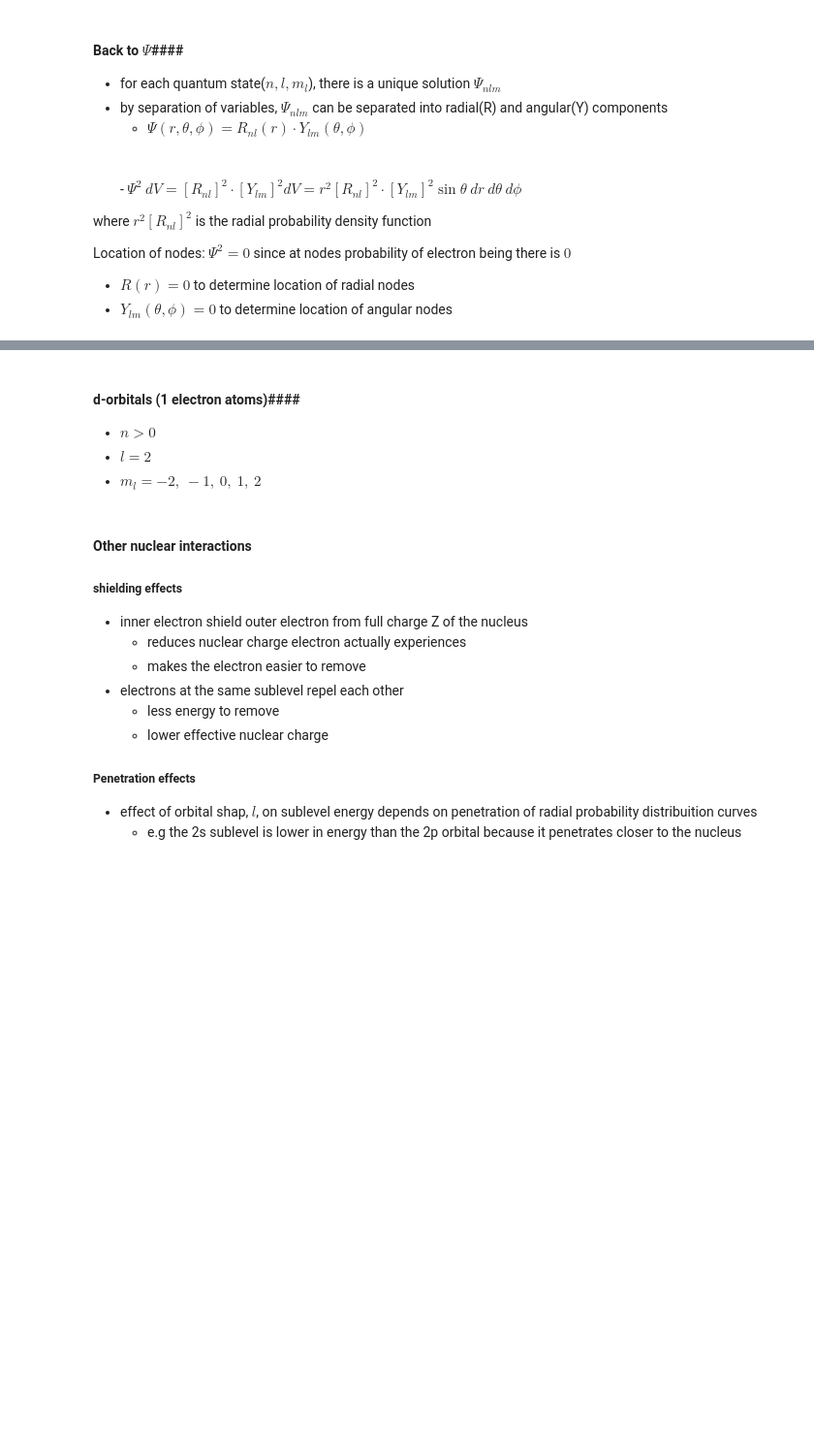
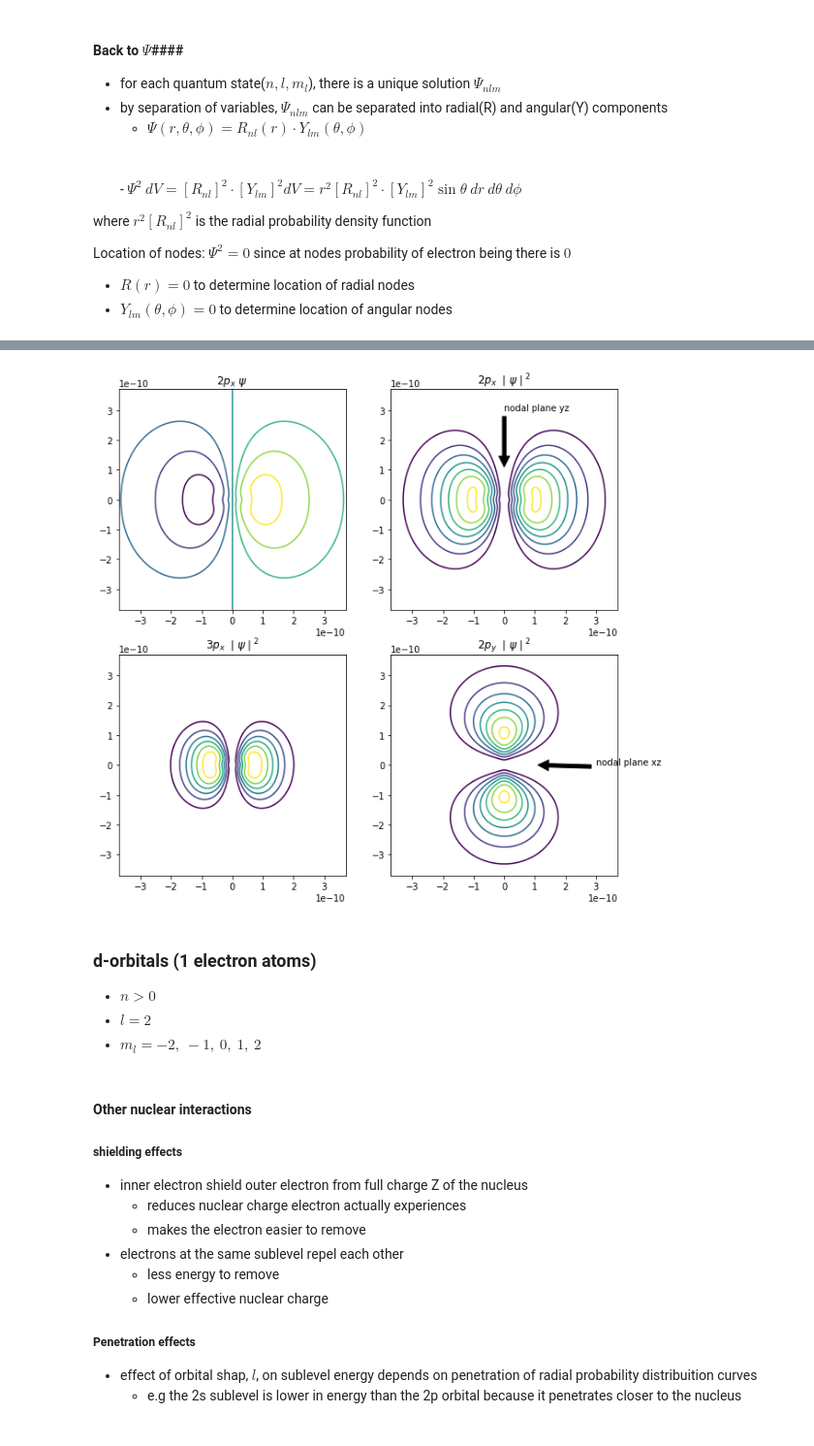
Before and after one commit to 09x09/le_notebooks, a Jupyter notebook: 10.011 Physical Chemistry.ipynb, the cells around one changed output, grey strips where cells are left out. Shown: that part at 97% size. Cells and saved outputs as stored; diff of their text form; code cells hidden in the pictures; blank space fills up the shorter version.

```diff
--- a/10.011 Physical Chemistry.ipynb
+++ b/10.011 Physical Chemistry.ipynb
@@ -397,5 +369,80 @@ ValueError: operands could not be broadcast together with shapes (100,) (50,)
+# %%
+import matplotlib.pyplot as plt
+from mpl_toolkits.mplot3d import Axes3D
+import numpy as np
+
+#def bohr radius
+a = 0.529*10**(-10)
+
+#def x,y,z,r, theta, phi
+x = np.linspace(-7*a, 7*a, 100)
+y = np.linspace(-7*a, 7*a, 100)
+z = np.linspace(-5*a, 5*a, 100)
+
+x2,y2 = np.meshgrid(x,y)
+
+r = np.sqrt(x2*x2+y2*y2)
+
+t = np.arccos(z/r)
+
+p = np.arctan2(y2,x2)
+
+#def sigma
+s = r/a
+
+#angular component
+#2d
+yP1=np.sqrt(3/(4*np.pi))*np.sin(t)*np.cos(p)
+yP2 = np.sqrt(3/(4*np.pi))*np.sin(t)*np.sin(p)
+
+#radial component
+#2d
+r2p = 1/(2*np.sqrt(6))*(1/a)**(1.5)*s*(np.exp(-s/2))
+r3p =4/(81*np.sqrt(6))*(1/a)**(1.5)*(6*s-s**2)*(np.exp(-s/2))
+
+#wavefunction
+psi1 = yP1*r2p
+psi2 = (yP1*r2p)**2
+psi3 = (yP1*r3p)**2
+psi4 = (yP2*r2p)**2
+
+#plot things
+fig = plt.figure()
+fig_size = plt.rcParams["figure.figsize"]
+ax1 = fig.add_subplot(221)
+ax2 = fig.add_subplot(222)
+ax3 = fig.add_subplot(223)
+ax4 = fig.add_subplot(224)
+#ax5 = fig.add_subplot(225, projection= "3d")
+
+ax1.contour(x2,y2,psi1)
+ax1.title.set_text("$2p_x \ \psi$")
+
+ax2.contour(x2,y2,psi2)
+ax2.title.set_text("$2p_x \ \mid \psi \mid^2$")
+ax2.annotate("nodal plane yz", xy=(0, 1*10**(-10)), xytext=(0, 3*10**(-10)),
+             arrowprops=dict(facecolor='black', shrink=0.05),
+            )
+
+ax3.contour(x2,y2,psi3)
+ax3.title.set_text("$3p_x \ \mid \psi \mid^2$")
+
+ax4.contour(x2,y2,psi4)
+ax4.title.set_text("$2p_y \ \mid \psi \mid^2$")
+ax4.annotate("nodal plane xz", xy=(1*10**(-10),0), xytext=(3*10**(-10),0),
+             arrowprops=dict(facecolor='black', shrink=0.05),
+            )
+
+#ax5.plot_surface(x2,y2,psi2)
+
+fig_size[0] = 10
+fig_size[1] = 10
+
+plt.show()
+# %% [output]
+[figure, added]
 # %% [markdown]
-#### d-orbitals (1 electron atoms)####
+### d-orbitals (1 electron atoms)
 - $n > 0$
 - $ l = 2$
 - $m_l = -2, \ -1, \ 0, \ 1, \ 2$
```
Also changed, not shown: parts of 5 cells of this notebook.
